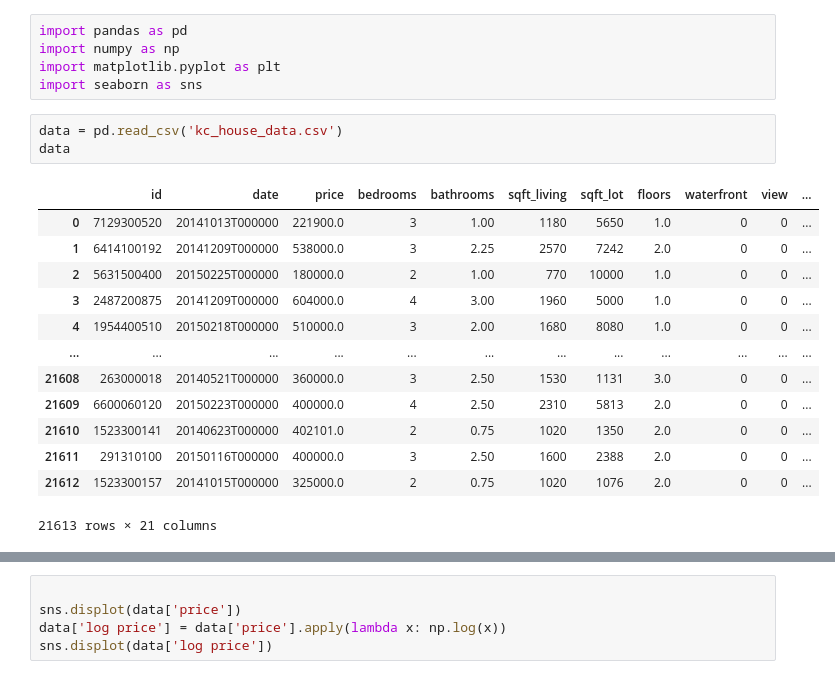
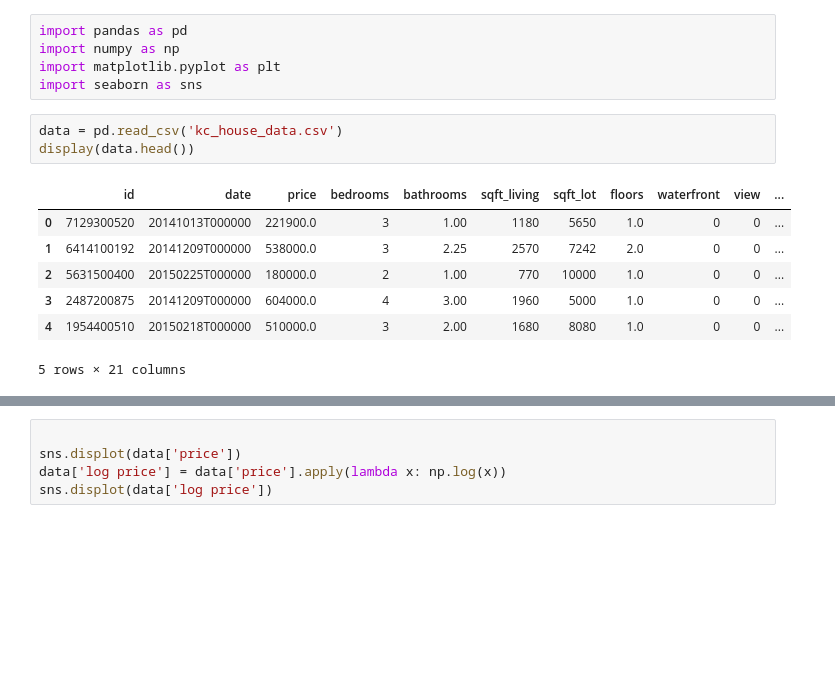
Before and after one commit to Sanketb2312/Info251-final-project, a Jupyter notebook: houseprediction.ipynb, the cells around one changed output, grey strips where cells are left out. Saved outputs shown, nothing was run; the diff lists cells and outputs as text; blank space fills up the shorter version.

```diff
--- a/houseprediction.ipynb
+++ b/houseprediction.ipynb
@@ -5,19 +5,13 @@ import matplotlib.pyplot as plt
 import seaborn as sns
 # %%
 data = pd.read_csv('kc_house_data.csv')
-data
+display(data.head())
 # %% [output]
 |  | id | date | price | bedrooms | bathrooms | sqft_living | sqft_lot | floors | waterfront | view | ... |
 | 0 | 7129300520 | 20141013T000000 | 221900.0 | 3 | 1.00 | 1180 | 5650 | 1.0 | 0 | 0 | ... |
 | 1 | 6414100192 | 20141209T000000 | 538000.0 | 3 | 2.25 | 2570 | 7242 | 2.0 | 0 | 0 | ... |
 | 2 | 5631500400 | 20150225T000000 | 180000.0 | 2 | 1.00 | 770 | 10000 | 1.0 | 0 | 0 | ... |
 | 3 | 2487200875 | 20141209T000000 | 604000.0 | 4 | 3.00 | 1960 | 5000 | 1.0 | 0 | 0 | ... |
 | 4 | 1954400510 | 20150218T000000 | 510000.0 | 3 | 2.00 | 1680 | 8080 | 1.0 | 0 | 0 | ... |
-| ... | ... | ... | ... | ... | ... | ... | ... | ... | ... | ... | ... |
-| 21608 | 263000018 | 20140521T000000 | 360000.0 | 3 | 2.50 | 1530 | 1131 | 3.0 | 0 | 0 | ... |
-| 21609 | 6600060120 | 20150223T000000 | 400000.0 | 4 | 2.50 | 2310 | 5813 | 2.0 | 0 | 0 | ... |
-| 21610 | 1523300141 | 20140623T000000 | 402101.0 | 2 | 0.75 | 1020 | 1350 | 2.0 | 0 | 0 | ... |
-| 21611 | 291310100 | 20150116T000000 | 400000.0 | 3 | 2.50 | 1600 | 2388 | 2.0 | 0 | 0 | ... |
-| 21612 | 1523300157 | 20141015T000000 | 325000.0 | 2 | 0.75 | 1020 | 1076 | 2.0 | 0 | 0 | ... |
-21613 rows × 21 columns
+5 rows × 21 columns
 # %% [markdown]
```
Also changed, not shown: parts of 10 cells of this notebook.
